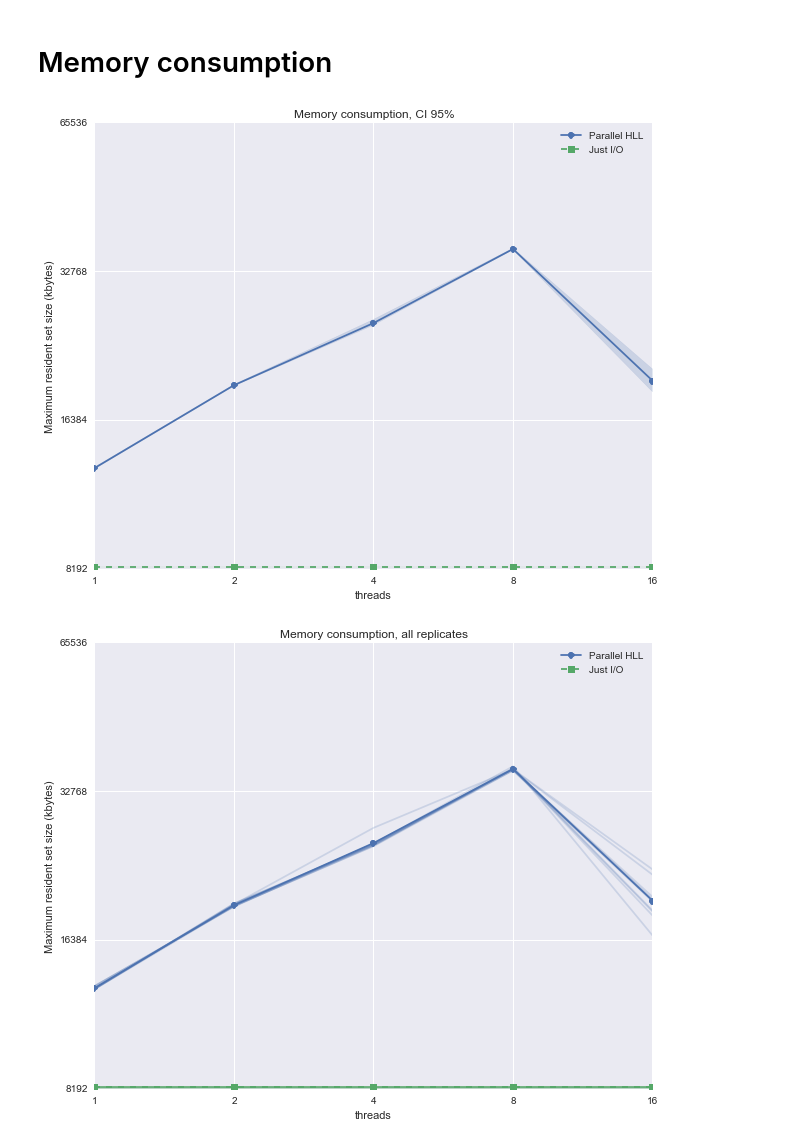
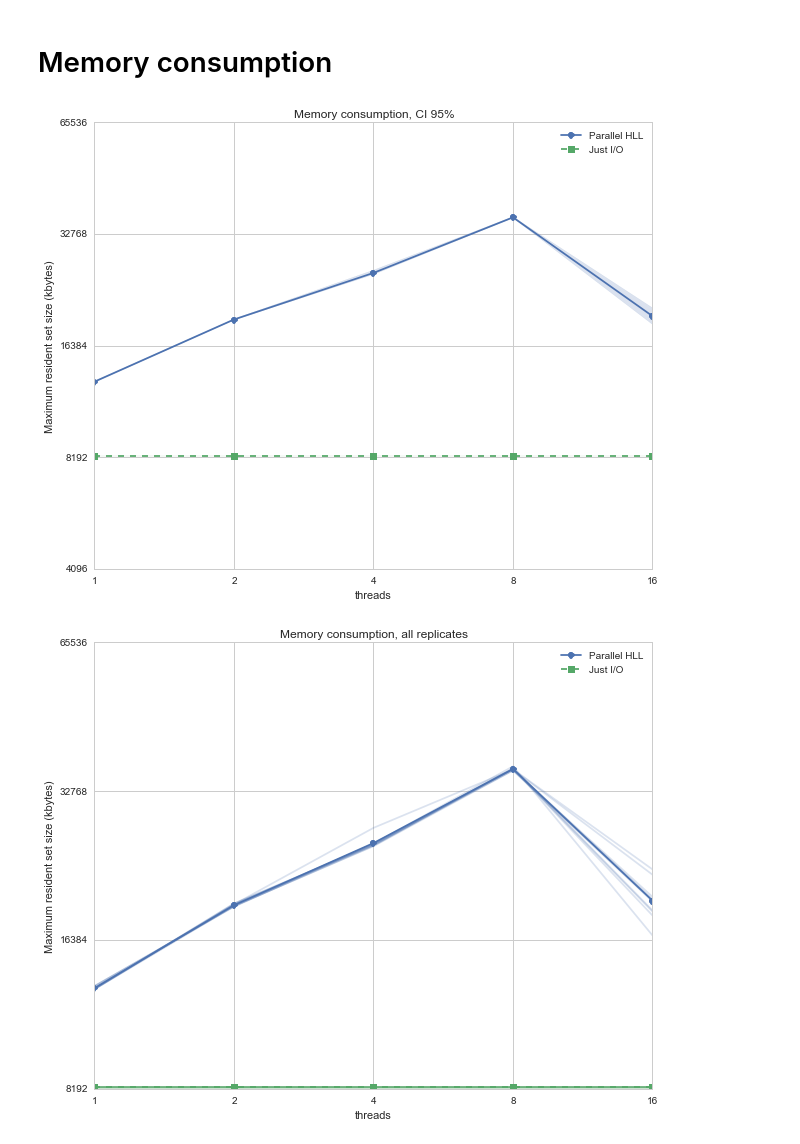
Before and after one commit to luizirber/2014-hll-counter, a Jupyter notebook: notebooks/Figures.ipynb, the cells around one changed output. Cells and saved outputs as stored; diff of their text form; code cells hidden in the pictures.

```diff
--- a/notebooks/Figures.ipynb
+++ b/notebooks/Figures.ipynb
@@ -14,6 +16,8 @@ import matplotlib.pyplot as plt
 import numpy as np
 import pandas as pd
 import seaborn as sns
+#sns.set_style('ticks')
+sns.set_style('whitegrid')
 # %% [markdown]
 # Walltime
 # %%
@@ -63,10 +67,11 @@ plot_data_mem = prepare_plot_data(summary_io, summary_hll, 'Maximum resident set
 # %%
 fig = tsplot(plot_data_mem, "Maximum resident set size (kbytes)")
 ax = fig.gca()
 ax.set_title("Memory consumption, CI 95%")
-fig.savefig('../manuscript/figures/mem_consumption.png')
+ax.set_ylim(bottom=4096)
+fig.savefig('../manuscript/figures/mem_consumption.pdf')
 # %% [output]
-[figure, old version]
+[figure, new version]
 # %%
 fig = tsplot(plot_data_mem, "Maximum resident set size (kbytes)", unit_traces=True)
 ax = fig.gca()
```
Also changed, not shown: parts of 20 cells of this notebook, 1 other file.
